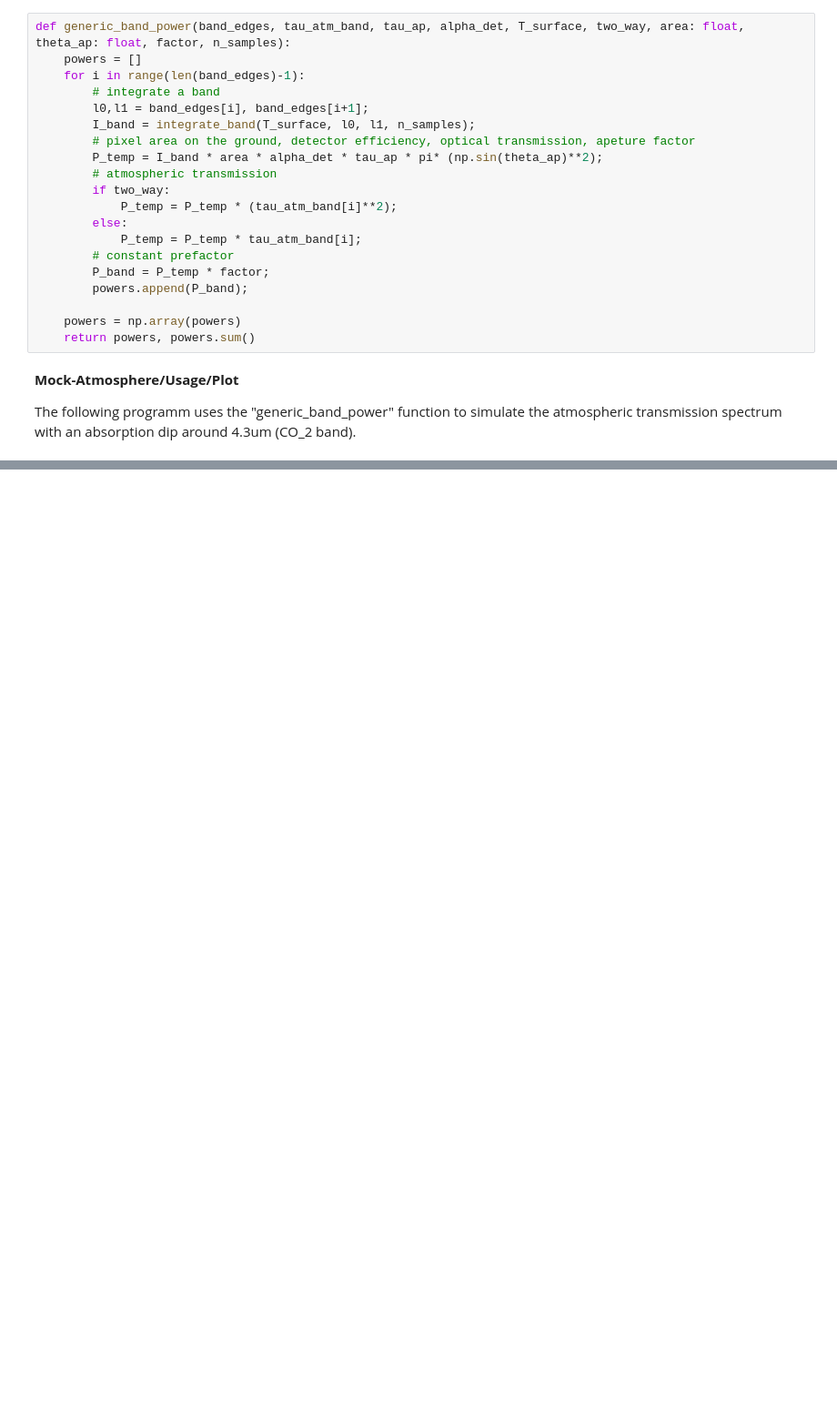
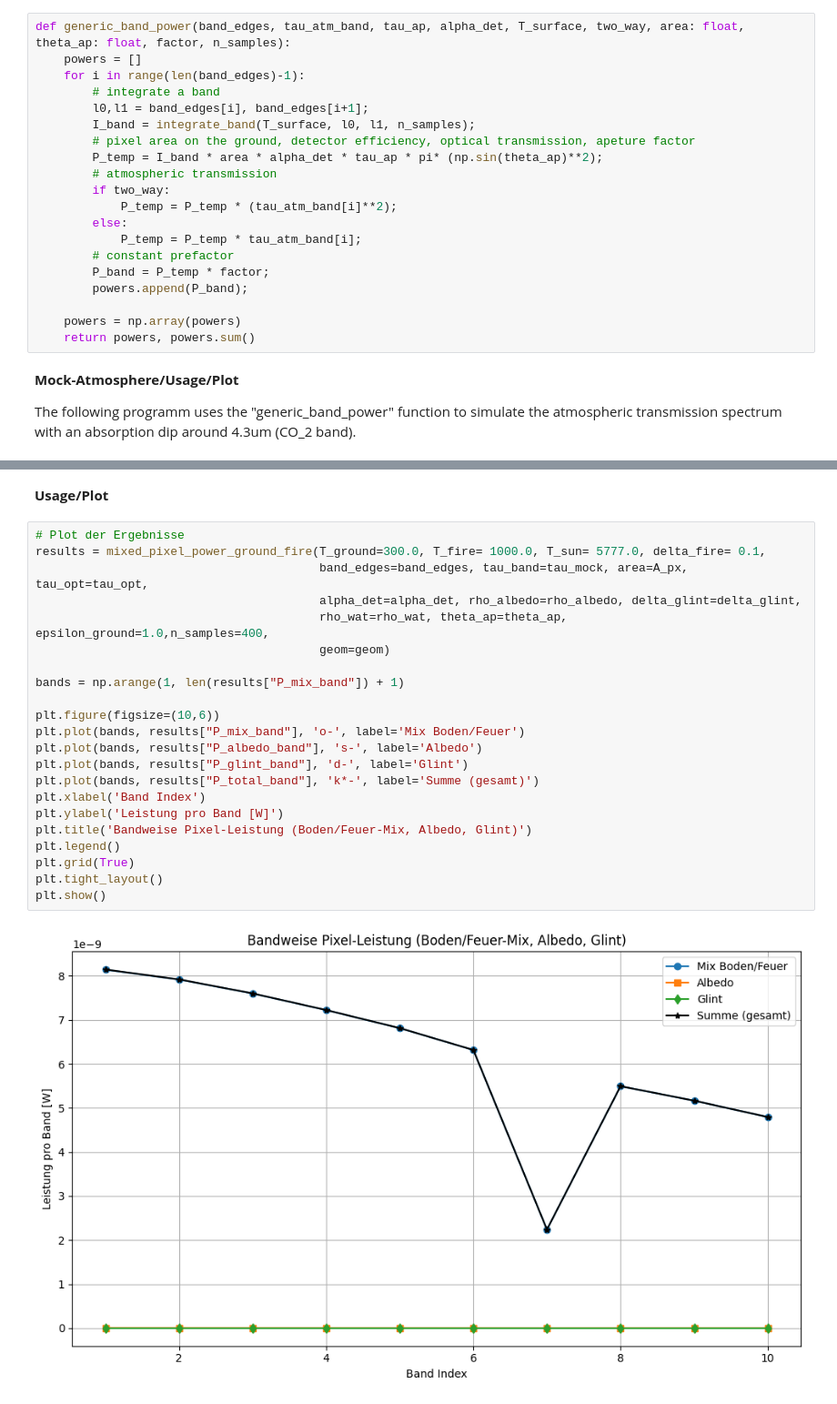
Before and after one commit to Azmi0205/Studienarbeit, a Jupyter notebook: PythonSimulation.ipynb, the cells around one changed output, grey strips where cells are left out. Shown at 91% size. Cells and saved outputs as stored; diff of their text form; blank space fills up the shorter version.

```diff
--- a/PythonSimulation.ipynb
+++ b/PythonSimulation.ipynb
@@ -336,0 +387,26 @@ plt.show()
+# %% [markdown]
+**Usage/Plot**
+# %%
+# Plot der Ergebnisse
+results = mixed_pixel_power_ground_fire(T_ground=300.0, T_fire= 1000.0, T_sun= 5777.0, delta_fire= 0.1,
+                                        band_edges=band_edges, tau_band=tau_mock, area=A_px, tau_opt=tau_opt,
+                                        alpha_det=alpha_det, rho_albedo=rho_albedo, delta_glint=delta_glint,
+                                        rho_wat=rho_wat, theta_ap=theta_ap, epsilon_ground=1.0,n_samples=400,
+                                        geom=geom)
+
+bands = np.arange(1, len(results["P_mix_band"]) + 1)
+
+plt.figure(figsize=(10,6))
+plt.plot(bands, results["P_mix_band"], 'o-', label='Mix Boden/Feuer')
+plt.plot(bands, results["P_albedo_band"], 's-', label='Albedo')
+plt.plot(bands, results["P_glint_band"], 'd-', label='Glint')
+plt.plot(bands, results["P_total_band"], 'k*-', label='Summe (gesamt)')
+plt.xlabel('Band Index')
+plt.ylabel('Leistung pro Band [W]')
+plt.title('Bandweise Pixel-Leistung (Boden/Feuer-Mix, Albedo, Glint)')
+plt.legend()
+plt.grid(True)
+plt.tight_layout()
+plt.show()
+# %% [output]
+[figure, added]
```
Also changed, not shown: parts of 11 cells of this notebook, 1 other file.
